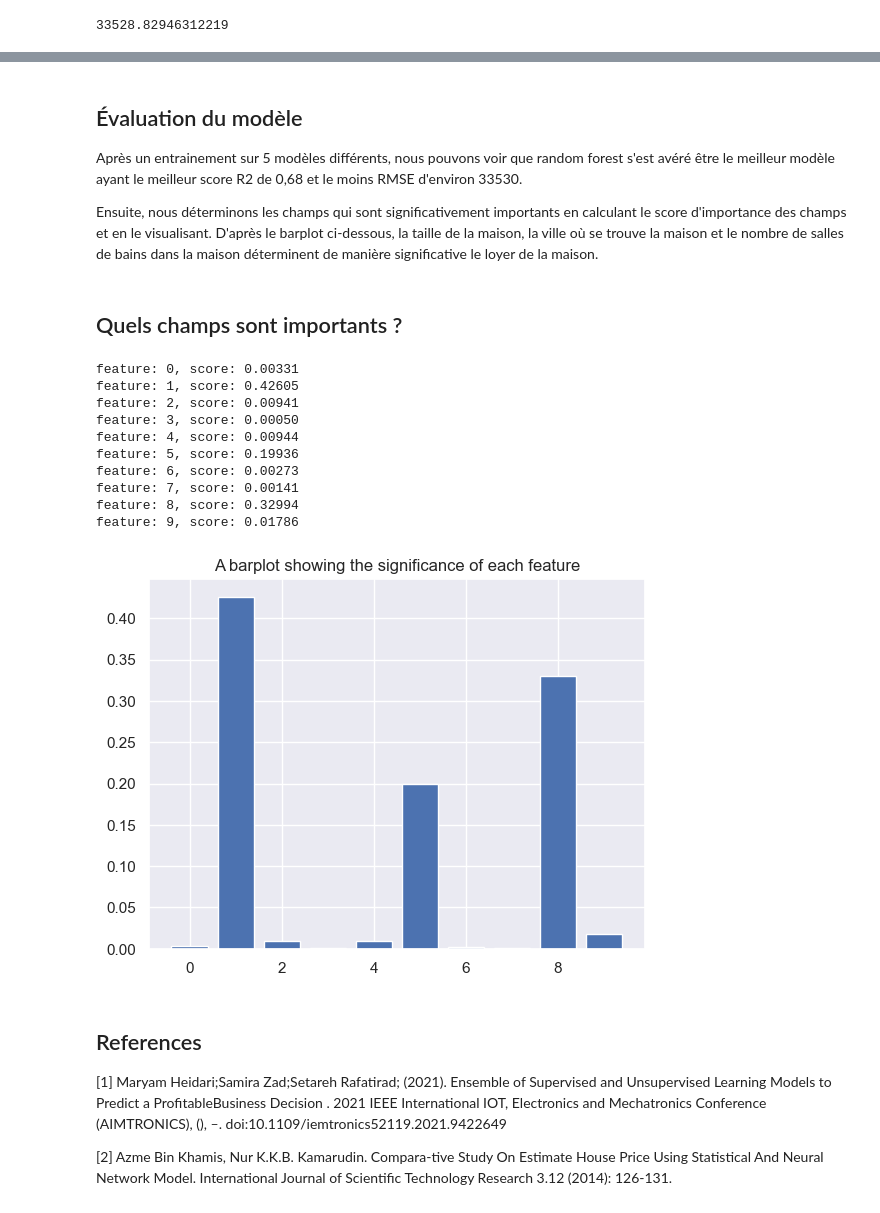
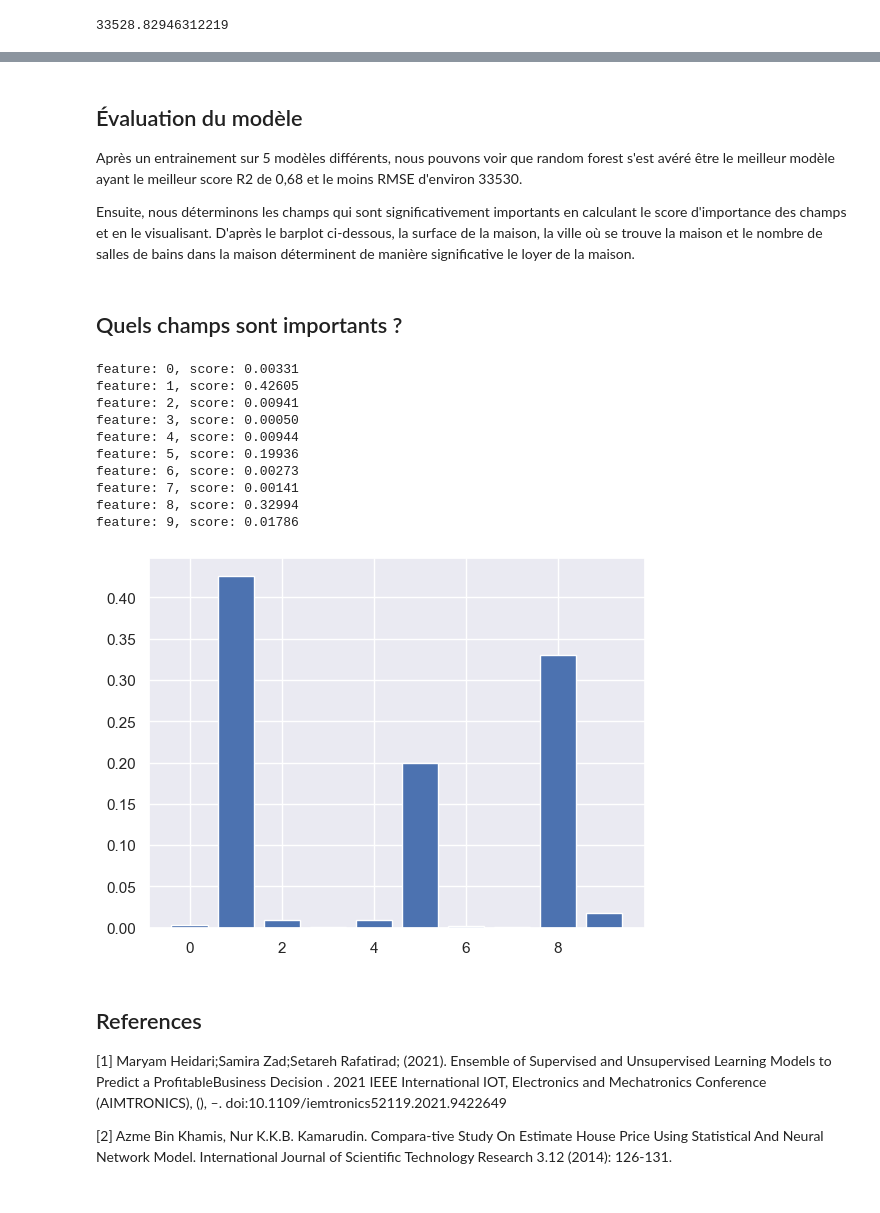
Before and after one commit to gwenaelkreutner/estimation-bien-immobiier, a Jupyter notebook: loyer.ipynb, the cells around one changed output, grey strips where cells are left out. Saved outputs shown, nothing was run; the diff lists cells and outputs as text; code cells hidden in the pictures.

```diff
--- a/loyer.ipynb
+++ b/loyer.ipynb
@@ -289,29 +313,28 @@ rmse(y_test, y_pred_forest)
 ## Évaluation du modèle
 Après un entrainement sur 5 modèles différents, nous pouvons voir que random forest s'est avéré être le meilleur modèle ayant le meilleur score R2 de 0,68 et le moins RMSE d'environ 33530.
 
-Ensuite, nous déterminons les champs qui sont significativement importants en calculant le score d'importance des champs et en le visualisant. D'après le barplot ci-dessous, la taille de la maison, la ville où se trouve la maison et le nombre de salles de bains dans la maison déterminent de manière significative le loyer de la maison.
+Ensuite, nous déterminons les champs qui sont significativement importants en calculant le score d'importance des champs et en le visualisant. D'après le barplot ci-dessous, la surface de la maison, la ville où se trouve la maison et le nombre de salles de bains dans la maison déterminent de manière significative le loyer de la maison.
 # %% [markdown]
 ## Quels champs sont importants ?
 # %%
 importance = forest.feature_importances_
 for i, v in enumerate(importance):
     print('feature: %d, score: %.5f' %(i, v))
 sns.set()
 plt.bar([x for x in range(len(importance))], importance)
-plt.title("A barplot showing the significance of each feature")
 plt.show()
 # %% [output]
 feature: 0, score: 0.00331
 feature: 1, score: 0.42605
 feature: 2, score: 0.00941
 feature: 3, score: 0.00050
 feature: 4, score: 0.00944
 feature: 5, score: 0.19936
 feature: 6, score: 0.00273
 feature: 7, score: 0.00141
 feature: 8, score: 0.32994
 feature: 9, score: 0.01786
-[figure, old version]
+[figure, new version]
 # %% [markdown]
 ## References
 <a id="1">[1]</a>
```
Also changed, not shown: parts of 11 cells of this notebook.
